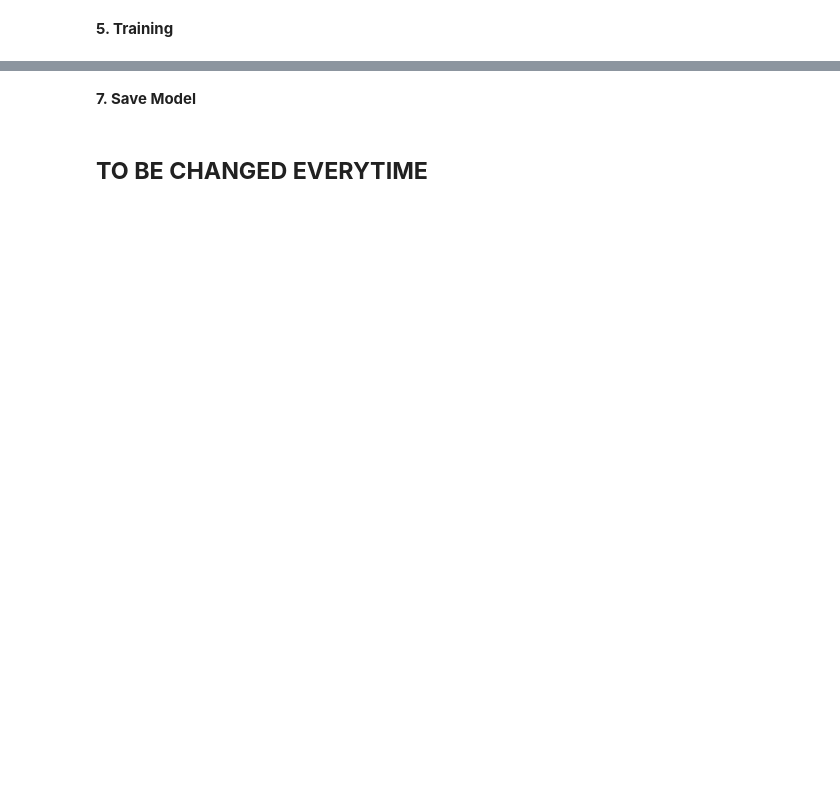
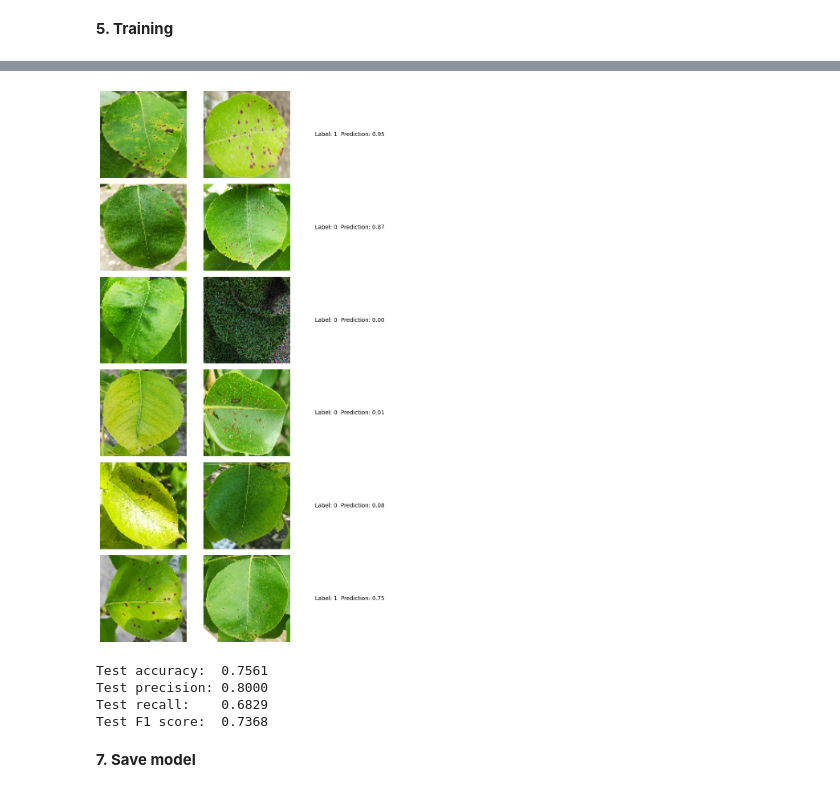
Before and after one commit to Patil-Vinay/Disease-Detection-Diamos, a Jupyter notebook: MobileNetV2_Spot.ipynb, the cells around one changed output, grey strips where cells are left out. Drawn from its saved outputs; the diff is of its cells as text; code cells hidden in the pictures; blank space fills up the shorter version.

```diff
--- a/MobileNetV2_Spot.ipynb
+++ b/MobileNetV2_Spot.ipynb
@@ -144,0 +72,7 @@ ________________________________________________________________________________
+# %%
+train_data = train_data.shuffle(buffer_size=1000)
+train_data = train_data.batch(16)
+train_data = train_data.prefetch(8)
+
+test_data = test_data.batch(16)
+test_data = test_data.prefetch(8)
@@ -144,0 +89,19 @@ ________________________________________________________________________________
+# %%
+from keras.applications import MobileNetV2
+
+def make_siamese_model():
+    input_image = Input(name='input_img', shape=(100, 100, 3))
+    validation_image = Input(name='validation_img', shape=(100, 100, 3))
+
+    # pretrained MobileNetV2, kept frozen
+    base_model = MobileNetV2(weights='imagenet', include_top=False, input_shape=(100, 100, 3))
+    base_model.trainable = False
+
+    input_features = base_model(input_image)
+    validation_features = base_model(validation_image)
+
+    distances = L1Dist(name='distance')(input_features, validation_features)
+    f1 = Flatten()(distances)
+    classifier = Dense(1, activation='sigmoid')(f1)
+
+    return Model(inputs=[input_image, validation_image], outputs=classifier, name='SiameseNetwork')
@@ -381,5 +191,48 @@ Test F1 score: nan
+# %%
+def show(img):
+    return (img + 1) / 2
+
+# 6 random test pairs
+sample = test_data.unbatch().shuffle(500, seed=0).batch(6)
+test_input, test_val, y_true = sample.as_numpy_iterator().next()
+y_hat = siamese_model.predict([test_input, test_val], verbose=0)
+
+fig, axes = plt.subplots(6, 3, figsize=(8, 14))
+for i in range(6):
+    axes[i, 0].imshow(show(test_input[i]))
+    axes[i, 1].imshow(show(test_val[i]))
+    text = 'Label: {:.0f}  Prediction: {:.2f}'.format(y_true[i], y_hat[i][0])
+    axes[i, 2].text(0.5, 0.5, text, va='center', ha='center')
+    for ax in axes[i]:
+        ax.axis('off')
+plt.tight_layout()
+plt.show()
+# %% [output]
+[figure, added]
+# %%
+acc = BinaryAccuracy()
+precision = Precision()
+recall = Recall()
+
+for test_input, test_val, y_true in test_data.as_numpy_iterator():
+    y_hat = siamese_model.predict([test_input, test_val], verbose=0)
+    acc.update_state(y_true, y_hat)
+    precision.update_state(y_true, y_hat)
+    recall.update_state(y_true, y_hat)
+
+p = precision.result().numpy()
+r = recall.result().numpy()
+f1 = 2 * p * r / (p + r) if p + r > 0 else 0.0
+
+print('Test accuracy:  {:.4f}'.format(acc.result().numpy()))
+print('Test precision: {:.4f}'.format(p))
+print('Test recall:    {:.4f}'.format(r))
+print('Test F1 score:  {:.4f}'.format(f1))
+# %% [output]
+Test accuracy:  0.7561
+Test precision: 0.8000
+Test recall:    0.6829
+Test F1 score:  0.7368
 # %% [markdown]
-**7. Save Model**
+**7. Save model**
-# %% [markdown]
-## **TO BE CHANGED EVERYTIME**
 # %%
```
Also changed, not shown: parts of 62 cells of this notebook, 5 other files.
